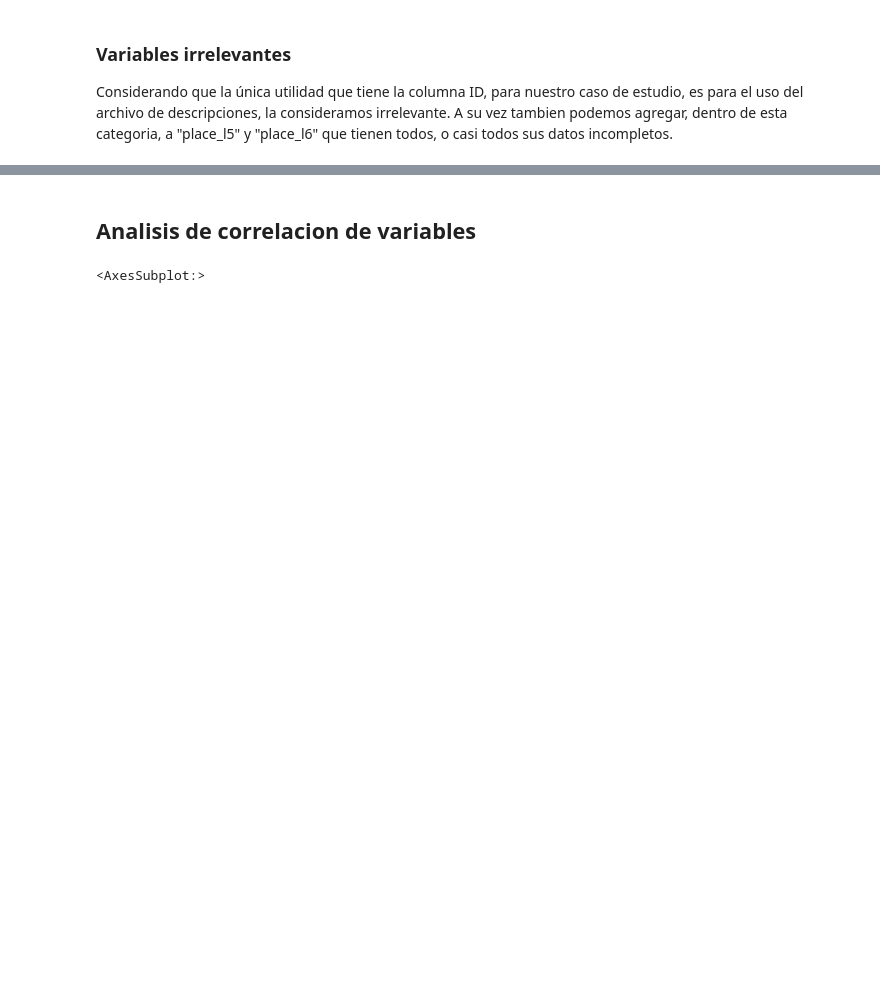
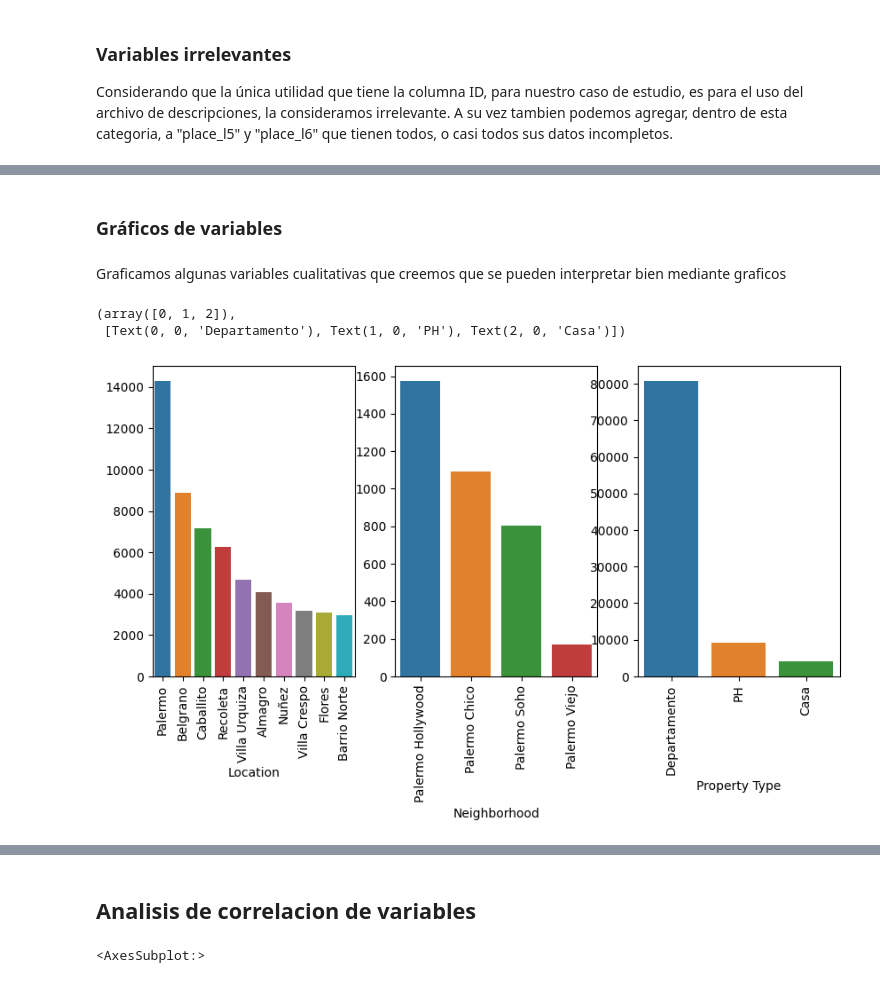
Before and after one commit to paulabruck/7506R-2C2022-GRUPO3, a Jupyter notebook: 7506R_2C2022_GRUPO3.ipynb, the cells around one changed output, grey strips where cells are left out. Cells and saved outputs as stored; diff of their text form; code cells hidden in the pictures; blank space fills up the shorter version.

```diff
--- a/7506R_2C2022_GRUPO3.ipynb
+++ b/7506R_2C2022_GRUPO3.ipynb
@@ -192,3 +203,33 @@ ds_properati.drop(['id', 'place_l5', 'place_l6'], axis=1, inplace = True)
+# %% [markdown]
+### Gráficos de variables
+# %% [markdown]
+Graficamos algunas variables cualitativas que creemos que se pueden interpretar bien mediante graficos
+# %%
+#Grafico boxplots
+
+plt.figure(figsize=(10,10))
+
+plt.subplot(231)
+localidad = ds_properati['place_l3'].value_counts().head(10)
+sns.barplot(x=localidad.index, y=localidad.values)
+plt.xlabel('Location')
+plt.xticks(rotation=90)
+
+plt.subplot(232)
+zonas = ds_properati['place_l4'].value_counts().head(10)
+sns.barplot(x=zonas.index, y=zonas.values)
+plt.xlabel('Neighborhood')
+plt.xticks(rotation=90)
+
+plt.subplot(233)
+types = ds_properati['property_type'].value_counts()
+sns.barplot(x=types.index, y=types.values)
+plt.xlabel('Property Type')
+plt.xticks(rotation=90)
+# %% [output]
+(array([0, 1, 2]),
+ [Text(0, 0, 'Departamento'), Text(1, 0, 'PH'), Text(2, 0, 'Casa')])
+[figure, added]
 # %%
 plt.rcParams["figure.figsize"] = [10.00, 5.50]
 plt.rcParams["figure.autolayout"] = True
```
Also changed, not shown: parts of 45 cells of this notebook, 1 other file.
